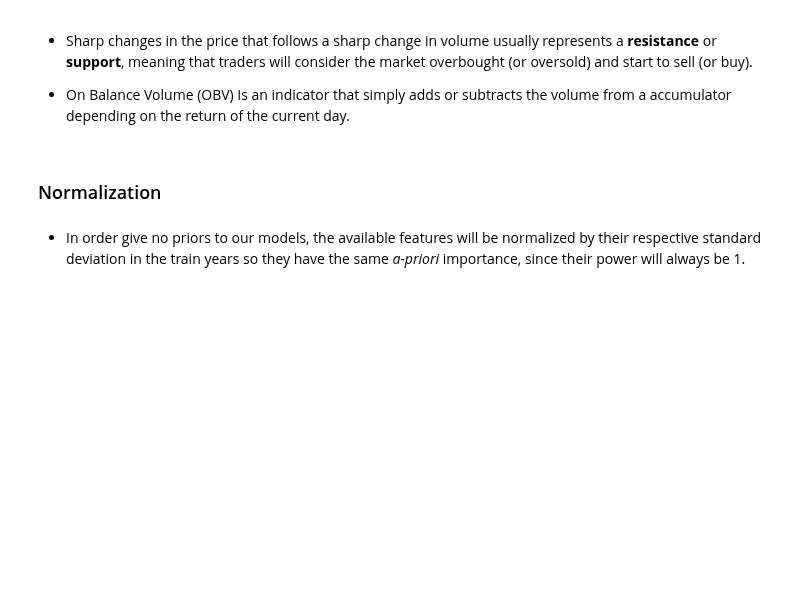
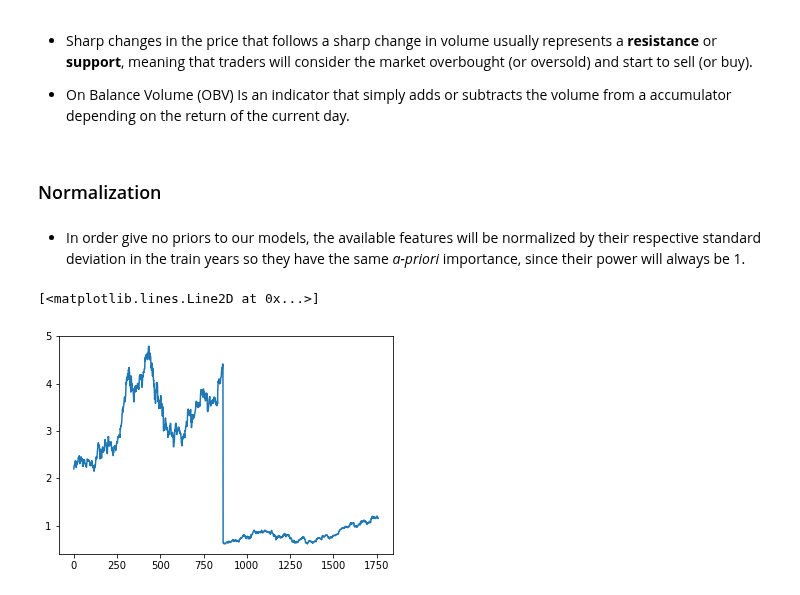
Before and after one commit to leoniloris/Stock-Price-Prediction, a Jupyter notebook: stock_price_prediction.ipynb, the cells around one changed output. Drawn from its saved outputs; the diff is of its cells as text; code cells hidden in the pictures; blank space fills up the shorter version.

```diff
--- a/stock_price_prediction.ipynb
+++ b/stock_price_prediction.ipynb
@@ -247,4 +248,9 @@ features_df = features_df.groupby('ticker')\
 _features_df = features_df[['open', 'high', 'low', 'close', 'volume', 'daily_returns', 'log_returns', 'obv']]
 _features_df = _features_df.div(_features_df.std())
 features_df[['open', 'high', 'low', 'close', 'volume', 'daily_returns', 'log_returns', 'obv']] = _features_df
+# %%
+plt.plot(features_df[features_df.ticker == 'AAPL']['close'])
+# %% [output]
+[<matplotlib.lines.Line2D at 0x...>]
+[figure, added]
 # %%
```
Also changed, not shown: parts of 12 cells of this notebook.
